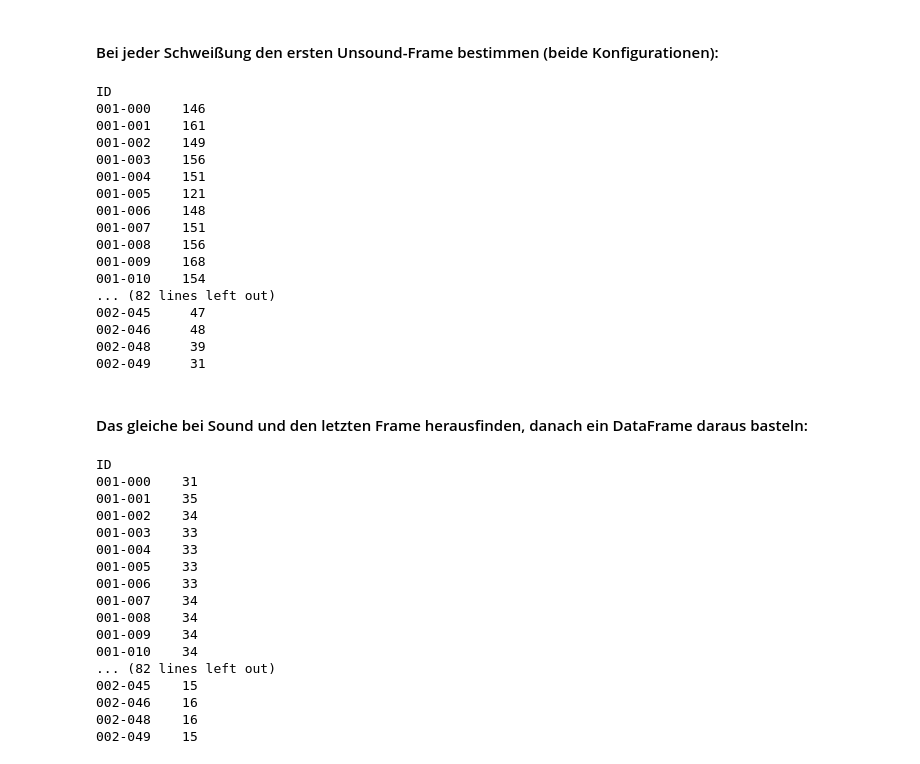
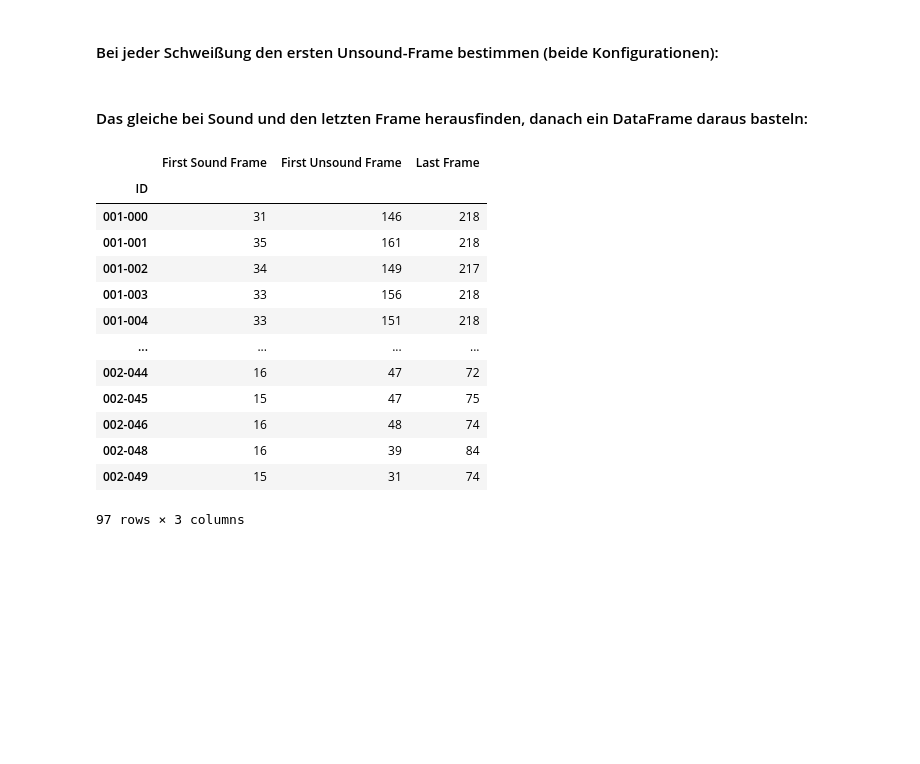
Before and after one commit to molnarkop04/industrial-ai-timeseries, a Jupyter notebook: projects/laser_welding_quality/notebooks/laserWelding.ipynb, the cells around one changed output. Cells and saved outputs as stored; diff of their text form; code cells hidden in the pictures; blank space fills up the shorter version.

Commit message:
DataFrame created

```diff
--- a/projects/laser_welding_quality/notebooks/laserWelding.ipynb
+++ b/projects/laser_welding_quality/notebooks/laserWelding.ipynb
@@ -905,26 +905,6 @@ firstUnsoundPerWeld = (
     .min()
 
 )
-
-print(firstUnsoundPerWeld.to_string())
-# %% [output]
-ID
-001-000    146
-001-001    161
-001-002    149
-001-003    156
-001-004    151
-001-005    121
-001-006    148
-001-007    151
-001-008    156
-001-009    168
-001-010    154
-... (82 lines left out)
-002-045     47
-002-046     48
-002-048     39
-002-049     31
 # %% [markdown]
 #### Das gleiche bei Sound und den letzten Frame herausfinden, danach ein DataFrame daraus basteln:
 # %%
@@ -937,31 +917,36 @@ firstSoundPerWeld = (
     .groupby("ID")["Frame"]
     .min()
 )
-
-print(firstSoundPerWeld.to_string())
-# %% [output]
-ID
-001-000    31
-001-001    35
-001-002    34
-001-003    33
-001-004    33
-001-005    33
-001-006    33
-001-007    34
-001-008    34
-001-009    34
-001-010    34
-... (82 lines left out)
-002-045    15
-002-046    16
-002-048    16
-002-049    15
 # %%
 lastFramePerWeld = (
 
     dataFrameAlleLabels
-    .groupby("ID")["Frames"]
+    .groupby("ID")["Frame"]
     .max()
 
 )
+# %%
+dataFrameUebergange = pd.DataFrame(
+    {
+        "First Sound Frame": firstSoundPerWeld,
+        "First Unsound Frame": firstUnsoundPerWeld,
+        "Last Frame": lastFramePerWeld
+    }
+)
+
+display(dataFrameUebergange)
+# %% [output]
+|  | First Sound Frame | First Unsound Frame | Last Frame |
+| ID |  |  |  |
+| 001-000 | 31 | 146 | 218 |
+| 001-001 | 35 | 161 | 218 |
+| 001-002 | 34 | 149 | 217 |
+| 001-003 | 33 | 156 | 218 |
+| 001-004 | 33 | 151 | 218 |
+| ... | ... | ... | ... |
+| 002-044 | 16 | 47 | 72 |
+| 002-045 | 15 | 47 | 75 |
+| 002-046 | 16 | 48 | 74 |
+| 002-048 | 16 | 39 | 84 |
+| 002-049 | 15 | 31 | 74 |
+97 rows × 3 columns
```
